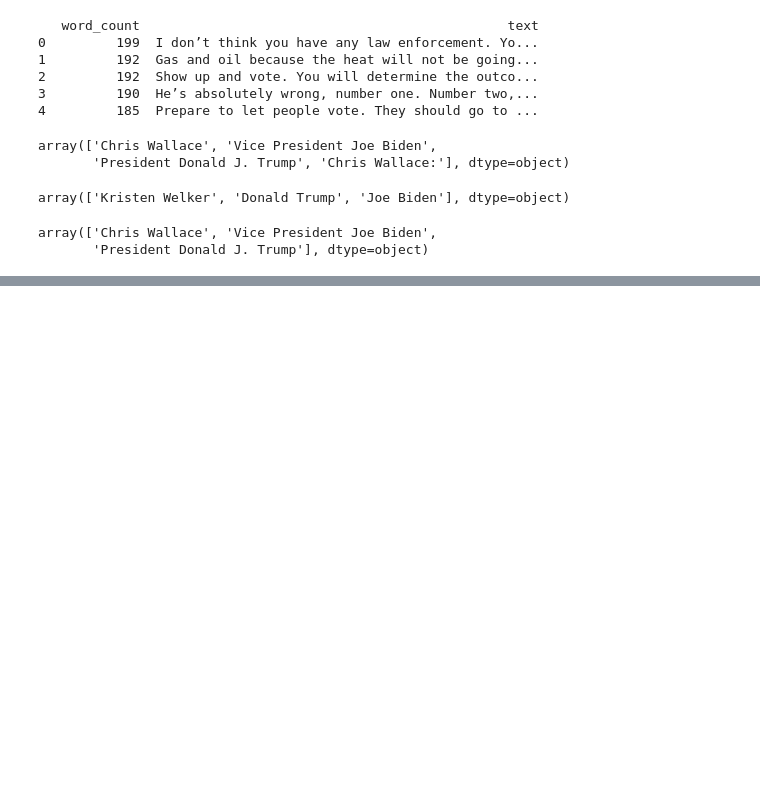
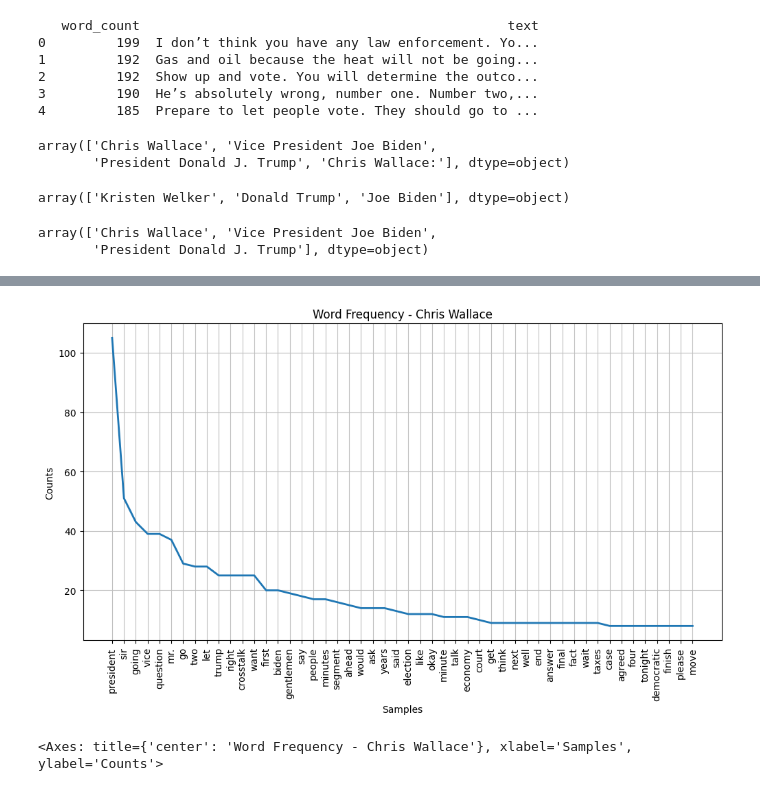
Before and after one commit to abhinowo/LP-DA, a Jupyter notebook: electionSeries/lp-3/USElectionDebates.ipynb, the cells around one changed output, grey strips where cells are left out. Cells and saved outputs as stored; diff of their text form; code cells hidden in the pictures; blank space fills up the shorter version.

```diff
--- a/electionSeries/lp-3/USElectionDebates.ipynb
+++ b/electionSeries/lp-3/USElectionDebates.ipynb
@@ -215,0 +266,23 @@ df_DT = first_debate_df[first_debate_df.speaker=='President Donald J. Trump']
+# %%
+# standard stopwords
+my_stopwords = set(nltk.corpus.stopwords.words('english'))
+# additional stopwords
+my_stopwords = my_stopwords.union({"'s","'ll","'re","n't","'ve","'m"})
+# %%
+# lower case
+text = text_CW.lower()
+# tokenize text
+words = nltk.word_tokenize(text)
+# remove single characters
+words = [word for word in words if len(word) > 1]
+# remove stopwords
+words = [word for word in words if word not in my_stopwords]
+# count word frequencies
+word_freqs = nltk.FreqDist(words)
+# plot word frequencies
+plt.rcParams['figure.figsize'] = [12, 6]
+plt.title('Word Frequency - Chris Wallace')
+word_freqs.plot(50)
+# %% [output]
+[figure, added]
+<Axes: title={'center': 'Word Frequency - Chris Wallace'}, xlabel='Samples', ylabel='Counts'>
```
Also changed, not shown: parts of 12 cells of this notebook.
